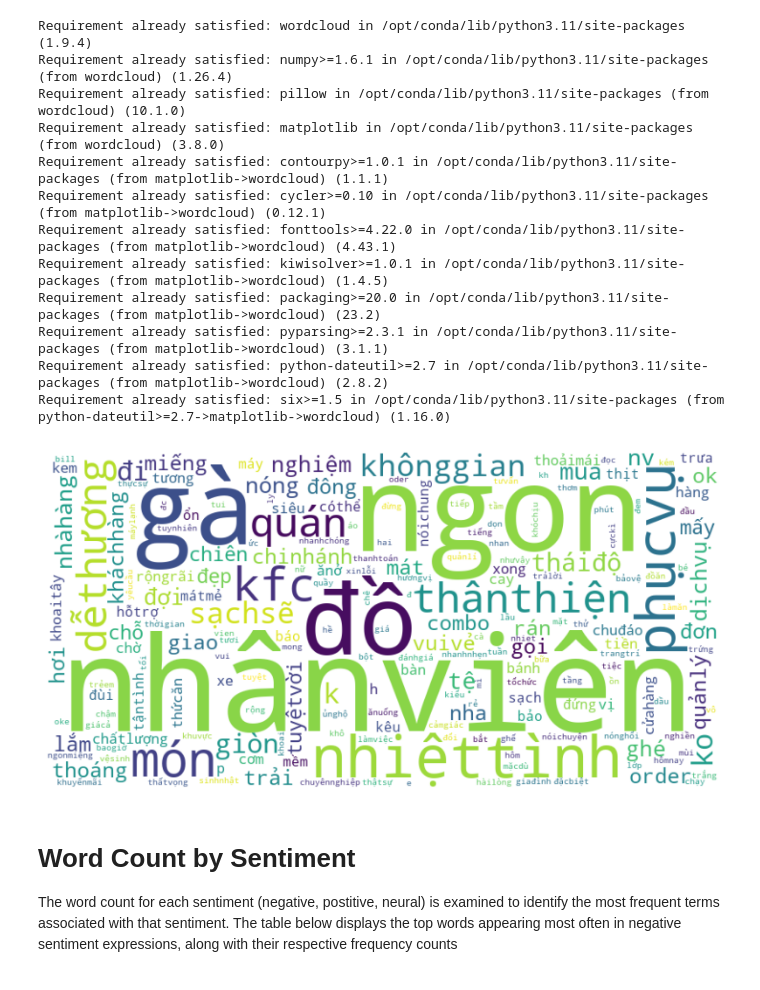
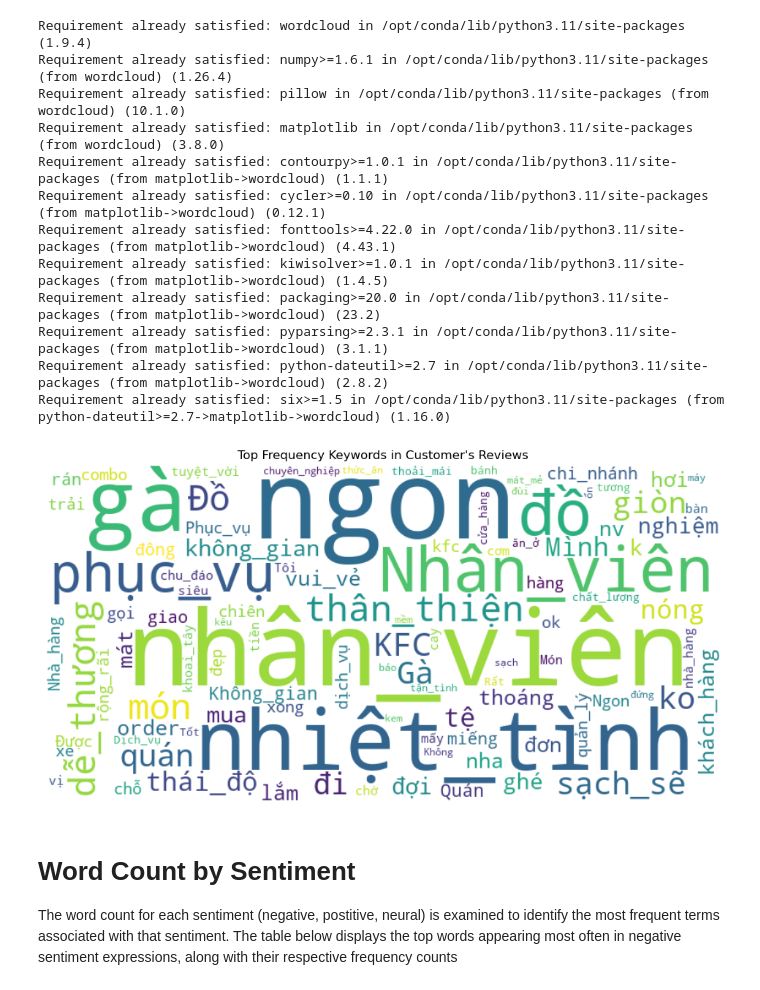
Before and after one commit to Ngoc-Cac/kfc-reviews-with-bigdata, a Jupyter notebook: sentiment_analysis/eda.ipynb, the cells around one changed output. Cells and saved outputs as stored; diff of their text form; code cells hidden in the pictures.

```diff
--- a/sentiment_analysis/eda.ipynb
+++ b/sentiment_analysis/eda.ipynb
@@ -253,14 +352,22 @@ from wordcloud import WordCloud
-# %%
-word_counts_data = word_counts.collect()
-word_freq = {row['word']: row['count'] for row in word_counts_data}
-
-wordcloud = WordCloud(width=800, height=400, background_color='white').generate_from_frequencies(word_freq)
-plt.figure(figsize=(10, 5))
-plt.imshow(wordcloud, interpolation='bilinear')
-plt.axis('off')
-plt.show()
-# %% [output]
-[figure, removed]
+# %%
+from wordcloud import WordCloud
+import matplotlib.pyplot as plt
+
+top_freqwords = sorted(filtered_global.items(), key=lambda x: x[1], reverse=True)[:100]
+wordcloud_dict = dict(top_freqwords)
+
+# Create WordCloud
+wordcloud = WordCloud(width=800, height=400,
+                     background_color='white',
+                     colormap='viridis').generate_from_frequencies(wordcloud_dict)
+
+plt.figure(figsize=(12, 6))
+plt.imshow(wordcloud, interpolation='bilinear')
+plt.axis("off")
+plt.title("Top Frequency Keywords in Customer's Reviews")
+plt.show()
+# %% [output]
+[figure, added]
 # %% [markdown]
 # Word Count by Sentiment
 
```
Also changed, not shown: parts of 29 cells of this notebook.
